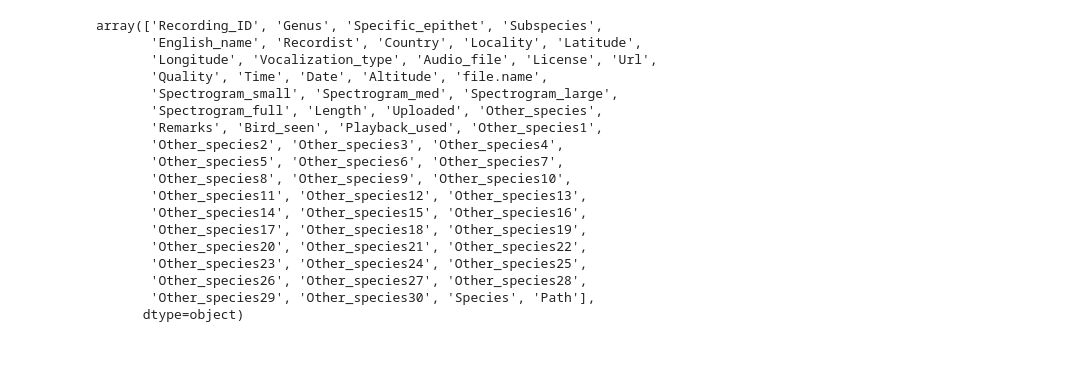
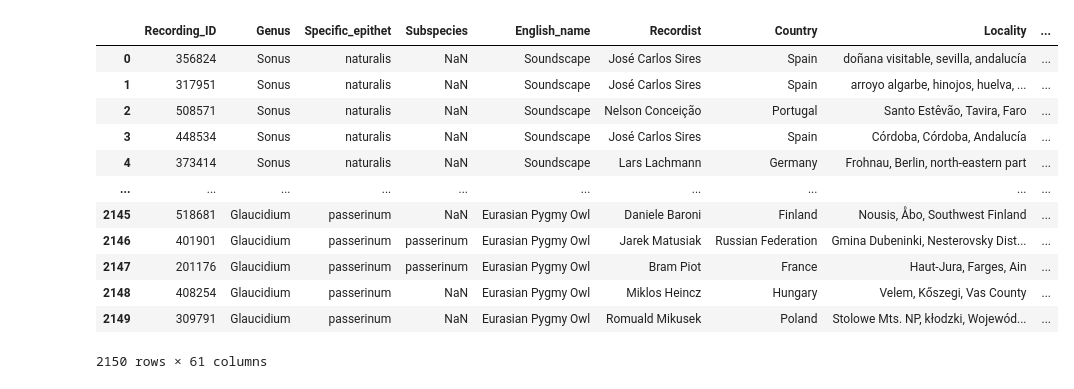
Before and after one commit to G-Bielokozowicz/Birdcall-Identification, a Jupyter notebook: main.ipynb, the cells around one changed output. Cells and saved outputs as stored; diff of their text form; code cells hidden in the pictures; blank space fills up the shorter version.

```diff
--- a/main.ipynb
+++ b/main.ipynb
@@ -7,23 +8,18 @@ import matplotlib as plt
 %matplotlib inline
 # %%
 df = pd.read_csv('metadata.csv')
-df.columns.values
+df
 # %% [output]
+|  | Recording_ID | Genus | Specific_epithet | Subspecies | English_name | Recordist | Country | Locality | ... |
+| 0 | 356824 | Sonus | naturalis | NaN | Soundscape | José Carlos Sires | Spain | doñana visitable, sevilla, andalucía | ... |
+| 1 | 317951 | Sonus | naturalis | NaN | Soundscape | José Carlos Sires | Spain | arroyo algarbe, hinojos, huelva, ... | ... |
+| 2 | 508571 | Sonus | naturalis | NaN | Soundscape | Nelson Conceição | Portugal | Santo Estêvão, Tavira, Faro | ... |
+| 3 | 448534 | Sonus | naturalis | NaN | Soundscape | José Carlos Sires | Spain | Córdoba, Córdoba, Andalucía | ... |
+| 4 | 373414 | Sonus | naturalis | NaN | Soundscape | Lars Lachmann | Germany | Frohnau, Berlin, north-eastern part | ... |
+| ... | ... | ... | ... | ... | ... | ... | ... | ... | ... |
+| 2145 | 518681 | Glaucidium | passerinum | NaN | Eurasian Pygmy Owl | Daniele Baroni | Finland | Nousis, Åbo, Southwest Finland | ... |
+| 2146 | 401901 | Glaucidium | passerinum | passerinum | Eurasian Pygmy Owl | Jarek Matusiak | Russian Federation | Gmina Dubeninki, Nesterovsky Dist... | ... |
+| 2147 | 201176 | Glaucidium | passerinum | passerinum | Eurasian Pygmy Owl | Bram Piot | France | Haut-Jura, Farges, Ain | ... |
+| 2148 | 408254 | Glaucidium | passerinum | NaN | Eurasian Pygmy Owl | Miklos Heincz | Hungary | Velem, Kőszegi, Vas County | ... |
+| 2149 | 309791 | Glaucidium | passerinum | NaN | Eurasian Pygmy Owl | Romuald Mikusek | Poland | Stolowe Mts. NP, kłodzki, Wojewód... | ... |
-array(['Recording_ID', 'Genus', 'Specific_epithet', 'Subspecies',
-       'English_name', 'Recordist', 'Country', 'Locality', 'Latitude',
-       'Longitude', 'Vocalization_type', 'Audio_file', 'License', 'Url',
-       'Quality', 'Time', 'Date', 'Altitude', 'file.name',
-       'Spectrogram_small', 'Spectrogram_med', 'Spectrogram_large',
-       'Spectrogram_full', 'Length', 'Uploaded', 'Other_species',
-       'Remarks', 'Bird_seen', 'Playback_used', 'Other_species1',
-       'Other_species2', 'Other_species3', 'Other_species4',
-       'Other_species5', 'Other_species6', 'Other_species7',
-       'Other_species8', 'Other_species9', 'Other_species10',
-       'Other_species11', 'Other_species12', 'Other_species13',
-       'Other_species14', 'Other_species15', 'Other_species16',
-       'Other_species17', 'Other_species18', 'Other_species19',
-       'Other_species20', 'Other_species21', 'Other_species22',
-       'Other_species23', 'Other_species24', 'Other_species25',
-       'Other_species26', 'Other_species27', 'Other_species28',
-       'Other_species29', 'Other_species30', 'Species', 'Path'],
-      dtype=object)
+2150 rows × 61 columns
```
Also changed, not shown: parts of 7 cells of this notebook.
